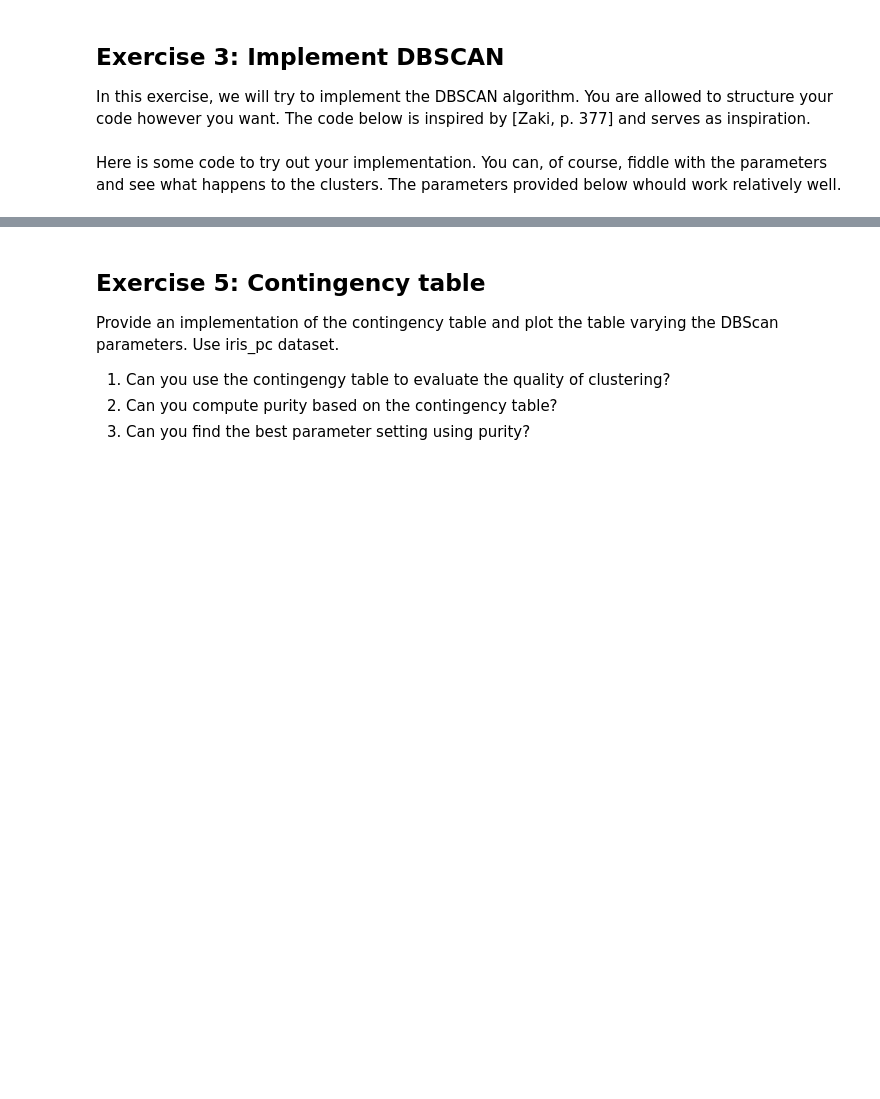
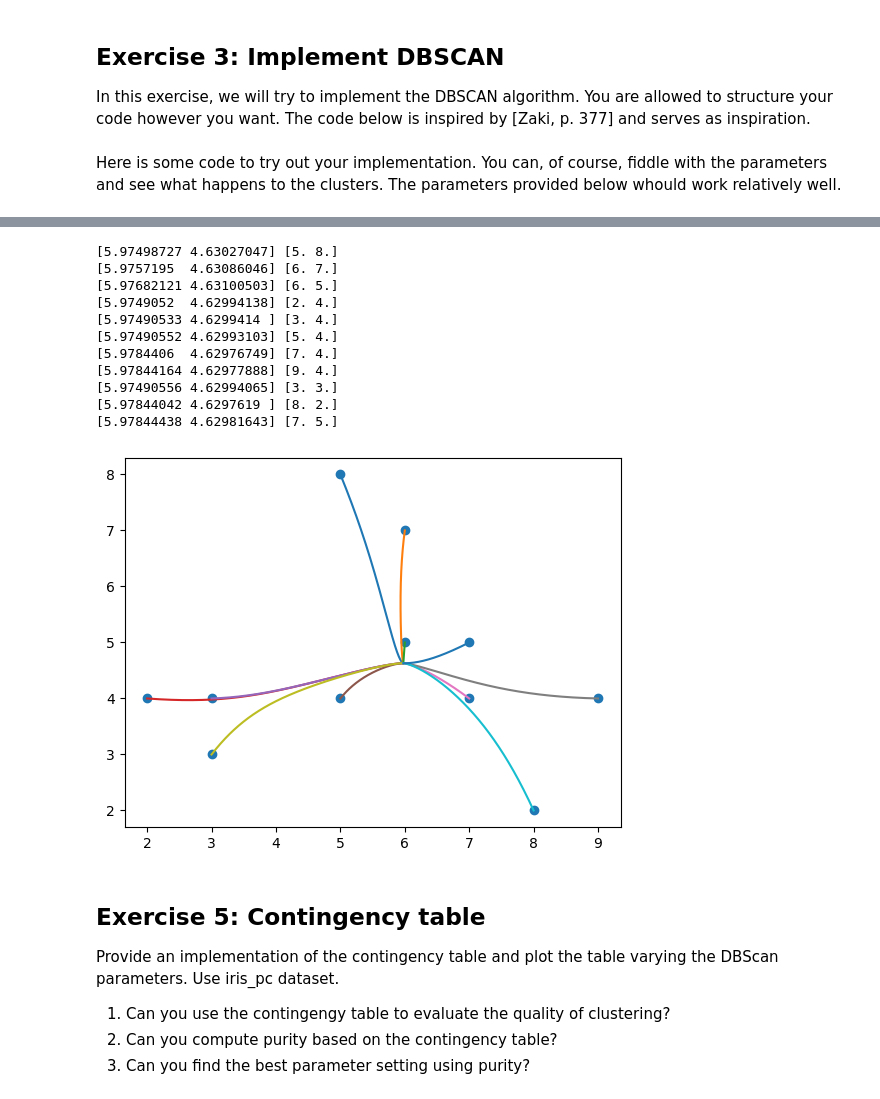
Before and after one commit to ywwta/dm2023-exercises, a Jupyter notebook: exercises/Week-3-density-based-clustering-23.ipynb, the cells around one changed output, grey strips where cells are left out. Saved outputs shown, nothing was run; the diff lists cells and outputs as text; code cells hidden in the pictures; blank space fills up the shorter version.

```diff
--- a/exercises/Week-3-density-based-clustering-23.ipynb
+++ b/exercises/Week-3-density-based-clustering-23.ipynb
@@ -133,0 +216,10 @@ labels = ['a', 'b', 'c', 'd', 'e', 'f', 'g', 'h', 'i', 'j', 'k']
+# %%
+# MAXs SOLUTION
+n, d = X.shape
+
+K = lambda z: np.exp(-np.dot(z,z)/2) / ((2*np.pi)**(d/2))
+
+e = X[4]
+
+f_hat = np.sum([K((e-X[i])/h) for i in range(n)]) / (n*h**d)
+print(f"f(e) = {f_hat}")
@@ -133,0 +234,5 @@ labels = ['a', 'b', 'c', 'd', 'e', 'f', 'g', 'h', 'i', 'j', 'k']
+# %%
+# 2
+grad = lambda p: np.sum([K((p-x)/h) * (x-p) for x in X], axis=0) / (n*h**(d+2))
+
+print(f"f'(e) = {grad(e)}")
@@ -134,3 +255,43 @@ labels = ['a', 'b', 'c', 'd', 'e', 'f', 'g', 'h', 'i', 'j', 'k']
+# %%
+def gradient_ascent(p):
+    old = p.copy()
+    new = p.copy()
+    first = True
+    olds = []  # list of all the old values during ascent of the hill
+    while first or np.sqrt(((old-new)**2).sum()) > 1e-6:  # this part is the last "until" condition
+        olds.append(old)
+        old = new
+        first = False
+
+        new = old + 0.3 * grad(old)
+
+    return new, np.array(olds)
+
+
+fig, ax = plt.subplots(1,1)
+ax.scatter(*(X.T))
+for x in X:
+    attractor, path = gradient_ascent(x)
+    print(attractor, x)
+    ax.plot(*(path.T))
+plt.savefig('density_attractor.png')
+plt.show()
+
+
+# picture shows the shape of the ascent
+# %% [output]
+[5.97498727 4.63027047] [5. 8.]
+[5.9757195  4.63086046] [6. 7.]
+[5.97682121 4.63100503] [6. 5.]
+[5.9749052  4.62994138] [2. 4.]
+[5.97490533 4.6299414 ] [3. 4.]
+[5.97490552 4.62993103] [5. 4.]
+[5.9784406  4.62976749] [7. 4.]
+[5.97844164 4.62977888] [9. 4.]
+[5.97490556 4.62994065] [3. 3.]
+[5.97844042 4.6297619 ] [8. 2.]
+[5.97844438 4.62981643] [7. 5.]
+[figure, added]
 # %% [markdown]
 ## Exercise 5: Contingency table
 
```
Also changed, not shown: parts of 13 cells of this notebook, 1 other file.
